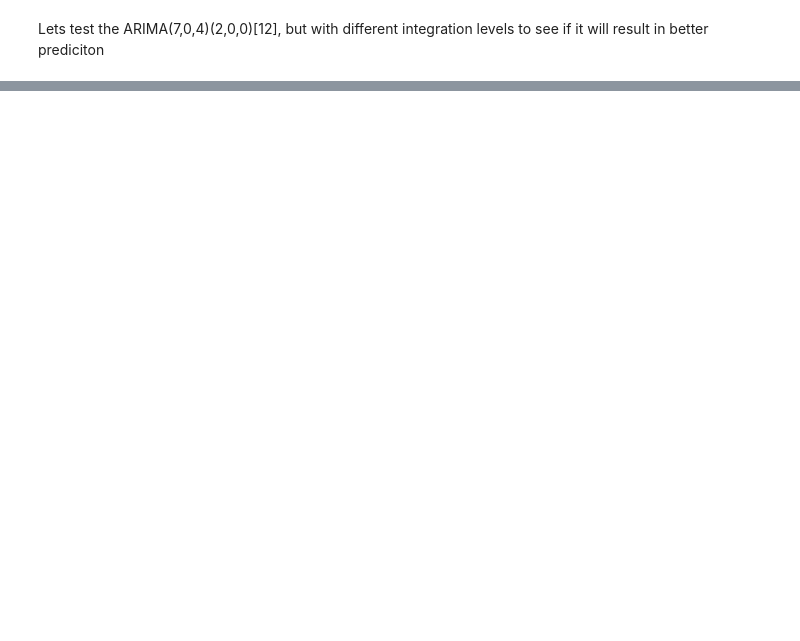
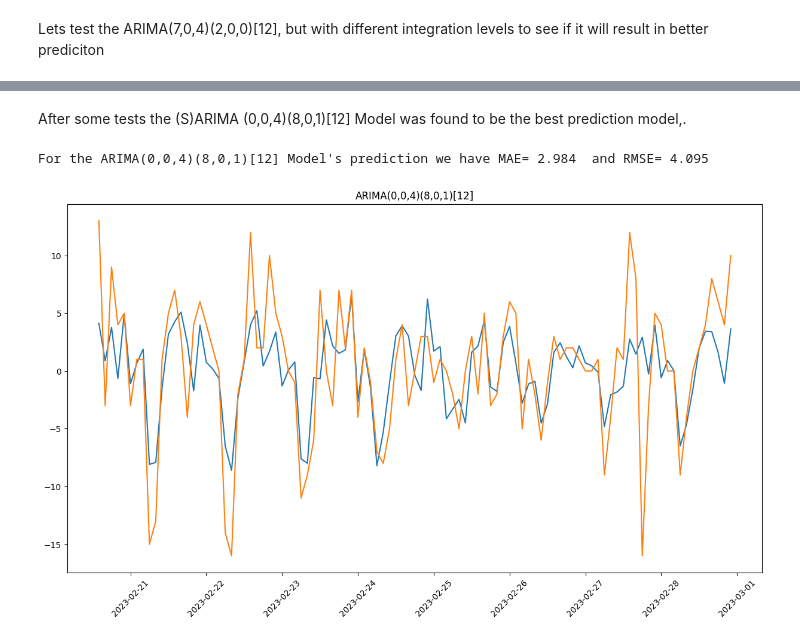
Before and after one commit to nikkpanos/time_serie_analysis, a Jupyter notebook: time_series_analysis.ipynb, the cells around one changed output, grey strips where cells are left out. Drawn from its saved outputs; the diff is of its cells as text; code cells hidden in the pictures; blank space fills up the shorter version.

Commit message:
Completed every test. SARIMA, TSE also test on 4h interval time series. What left to do is the conclusion, comments etc

```diff
--- a/time_series_analysis.ipynb
+++ b/time_series_analysis.ipynb
@@ -692,0 +818,18 @@ plt.show()
+# %% [markdown]
+After some tests the (S)ARIMA (0,0,4)(8,0,1)[12] Model was found to be the best prediction model,.
+# %%
+sar08_ima41 = ARIMA(ts.Demand, order=(0,0,4), seasonal_order=(8,0,1,12)).fit()
+pred_sar08_ima41 = sar08_ima41.forecast(len(ts_test.Demand))
+mae_value = round(mae(ts_test.Demand, pred_sar08_ima41), 3)
+rmse_value = round(rmse(ts_test.Demand, pred_sar08_ima41), 3)
+print("For the ARIMA(0,0,4)(8,0,1)[12] Model's prediction we have MAE=", str(mae_value), " and RMSE=", str(rmse_value))
+# %% [output]
+For the ARIMA(0,0,4)(8,0,1)[12] Model's prediction we have MAE= 2.984  and RMSE= 4.095
+# %%
+plt.plot(pred_sar08_ima41)
+plt.plot(ts_test.Demand)
+plt.xticks(rotation=45)
+plt.title("ARIMA(0,0,4)(8,0,1)[12]")
+plt.show()
+# %% [output]
+[figure, added]
```
Also changed, not shown: parts of 41 cells of this notebook.
